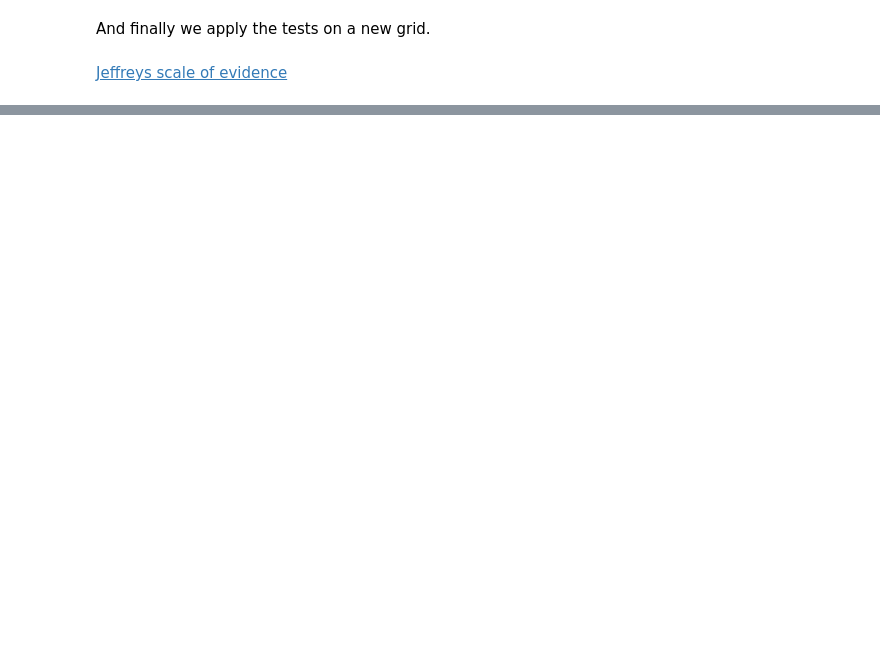
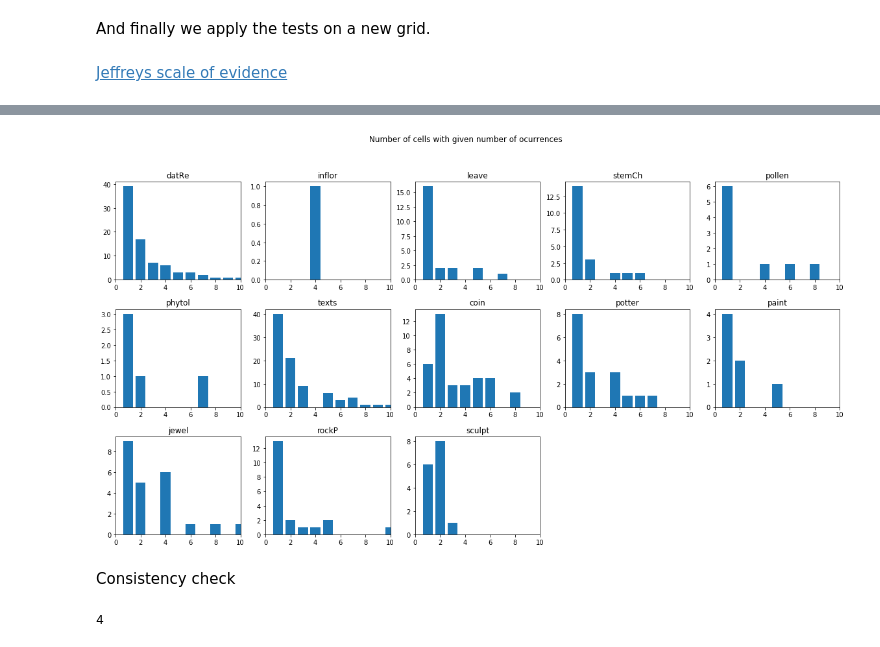
Before and after one commit to albertoruiz/phoenix, a Jupyter notebook: phoenix-simple.ipynb, the cells around one changed output, grey strips where cells are left out. Cells and saved outputs as stored; diff of their text form; code cells hidden in the pictures; blank space fills up the shorter version.

```diff
--- a/phoenix-simple.ipynb
+++ b/phoenix-simple.ipynb
@@ -400,0 +457,44 @@ for c,v in (dataB).items():
+# %%
+def counts(x):
+    c = x.sum(axis=0)
+    return c
+
+from collections import Counter
+
+
+def showCounts(d):
+    del d[0]
+    return np.array(list(d.items()))
+
+def makeGrid3(size=2, offset=0):
+    fun = lambda x: np.floor_divide(x-offset,size).astype(int)
+    x1,x2,y1,y2 = fun(np.array(region))-[0,1,0,1]
+    #print(x1,x2,y1,y2)
+    celllocs = np.array( location.apply(fun ))
+    cells = {tuple(x) for x in celllocs}
+    allcells = {(x,y) for x in range(x1,x2+1) for y in range(y1,y2+1)}
+    celldic = { x : np.where( np.all(celllocs == x,axis=1) )[0] for x in allcells }
+
+    dataN  = { x: counts(bindata[v]) for x,v in celldic.items() }
+
+    dist = [ Counter([c[k] for _,c in dataN.items() ]) for k in range(len(features)) ]
+
+    return dist
+# %%
+dist = makeGrid3()
+
+plt.figure(figsize=(20,10))
+plt.subplots_adjust(hspace=0.3)
+for k in range(1, len(features)):
+    plt.subplot(3,5,k)
+    plt.bar(*showCounts(dist[k]).T); plt.xlim(0,10);
+    plt.title(features[k]);
+plt.suptitle('Number of cells with given number of ocurrences');
+# %% [output]
+[figure, added]
+# %% [markdown]
+Consistency check
+# %%
+bindata[:,2].sum()
+# %% [output]
+4
```
Also changed, not shown: parts of 21 cells of this notebook.
